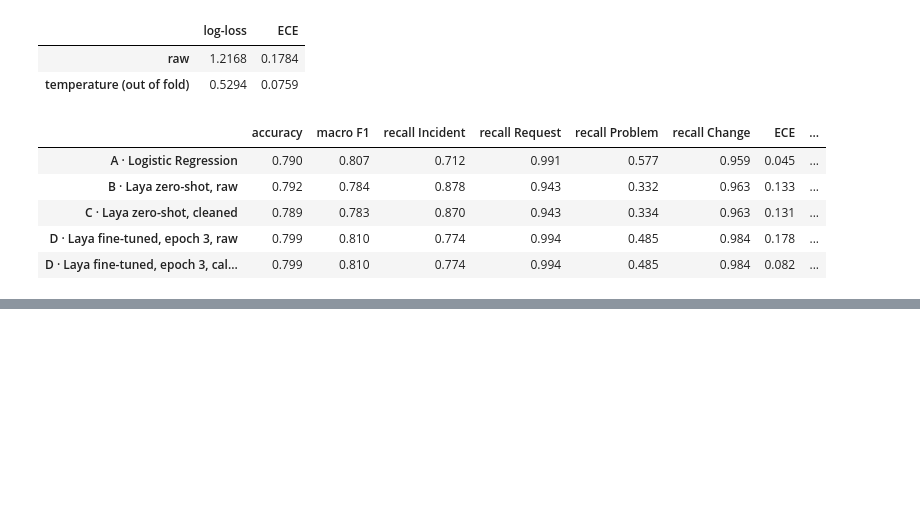
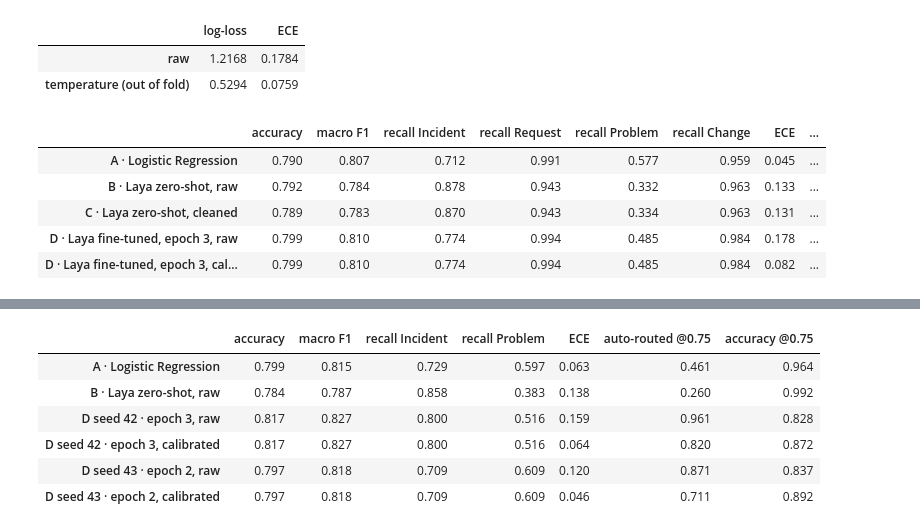
Before and after one commit to karthikiyer365/Live, a Jupyter notebook: laya-discover/laya_classifier.ipynb, the cells around one changed output, grey strips where cells are left out. Saved outputs shown, nothing was run; the diff lists cells and outputs as text; code cells hidden in the pictures; blank space fills up the shorter version.

```diff
--- a/laya-discover/laya_classifier.ipynb
+++ b/laya-discover/laya_classifier.ipynb
@@ -375,0 +510,14 @@ Accuracy 79.9% vs 79.0% — **+0.9 points, inside the noise band: a tie so far.*
+# %%
+# Phase 6 (seed 43): epoch choice by the same rule, from the per-epoch validation files
+import re
+log43 = [l for l in Path("logs/arm_d_seed43.log").read_text().splitlines() if "EPOCH" in l]
+loss43 = {int(m[1]): float(m[2]) for m in (re.search(r"EPOCH (\d+) done .* avg loss ([\d.]+)", l) for l in log43)}
+val43 = {e: pd.read_csv(PRED_DIR / f"arm_d_seed43_epoch{e}_validation.csv") for e in loss43}
+for p in val43.values():
+    check_predictions(p, val)
+curve43 = pd.DataFrame({e: score(p) for e, p in val43.items()}).T
+curve43.insert(0, "train loss", pd.Series(loss43))
+tied43 = curve43[curve43["accuracy"] >= curve43["accuracy"].max() - TIE_TOLERANCE]
+CHOSEN_43 = int(tied43["macro F1"].idxmax())
+print(f"Seed 43: tied within 1 point: epochs {list(tied43.index)} → chosen: epoch {CHOSEN_43}")
+curve43[["train loss", "accuracy", "macro F1", "recall Problem", "ECE"]].round(3)
@@ -375,0 +537,28 @@ Accuracy 79.9% vs 79.0% — **+0.9 points, inside the noise band: a tie so far.*
+# %%
+# Phase 6 (test): every model on the test set, same score(); the test files were written once by score_test.py
+test_rows = tickets[tickets["split"] == "test"].reset_index(drop=True)
+TEST_FILES = {
+    "A · Logistic Regression":                 "arm_a_lr",
+    "B · Laya zero-shot, raw":                 "arm_b_zeroshot_raw",
+    "D seed 42 · epoch 3, raw":                "arm_d_seed42_epoch3_raw",
+    "D seed 42 · epoch 3, calibrated":         "arm_d_seed42_calibrated",
+    f"D seed 43 · epoch {CHOSEN_43}, raw":        f"arm_d_seed43_epoch{CHOSEN_43}_raw",
+    f"D seed 43 · epoch {CHOSEN_43}, calibrated": "arm_d_seed43_calibrated",
+}
+test_preds = {}
+for name, stem in TEST_FILES.items():
+    p = pd.read_csv(PRED_DIR / f"{stem}_test.csv")
+    check_predictions(p, test_rows)
+    test_preds[name] = p
+test_table = pd.DataFrame({n: score(p) for n, p in test_preds.items()}).T
+assert abs(test_table.loc["A · Logistic Regression", "accuracy"] - 0.7995) < 5e-4, "Model A must reproduce the baseline's test accuracy"
+test_table[["accuracy", "macro F1", "recall Incident", "recall Problem", "ECE",
+            f"auto-routed @{ROUTE_THRESHOLD}", f"accuracy @{ROUTE_THRESHOLD}"]].round(3)
+# %% [output]
+|  | accuracy | macro F1 | recall Incident | recall Problem | ECE | auto-routed @0.75 | accuracy @0.75 |
+| A · Logistic Regression | 0.799 | 0.815 | 0.729 | 0.597 | 0.063 | 0.461 | 0.964 |
+| B · Laya zero-shot, raw | 0.784 | 0.787 | 0.858 | 0.383 | 0.138 | 0.260 | 0.992 |
+| D seed 42 · epoch 3, raw | 0.817 | 0.827 | 0.800 | 0.516 | 0.159 | 0.961 | 0.828 |
+| D seed 42 · epoch 3, calibrated | 0.817 | 0.827 | 0.800 | 0.516 | 0.064 | 0.820 | 0.872 |
+| D seed 43 · epoch 2, raw | 0.797 | 0.818 | 0.709 | 0.609 | 0.120 | 0.871 | 0.837 |
+| D seed 43 · epoch 2, calibrated | 0.797 | 0.818 | 0.709 | 0.609 | 0.046 | 0.711 | 0.892 |
```
Also changed, not shown: parts of 40 cells of this notebook, 20 other files.
